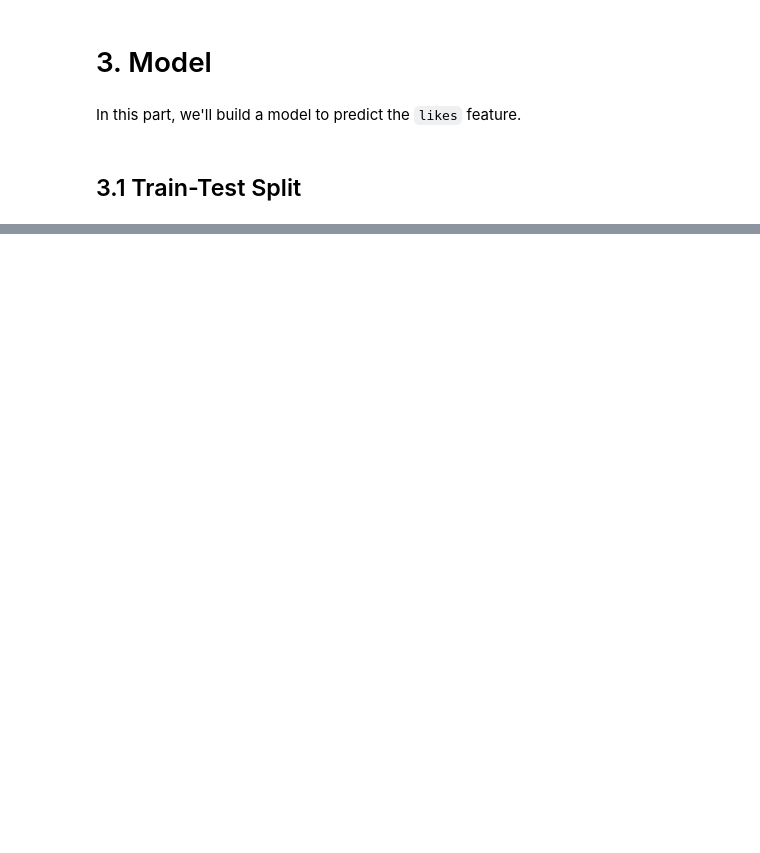
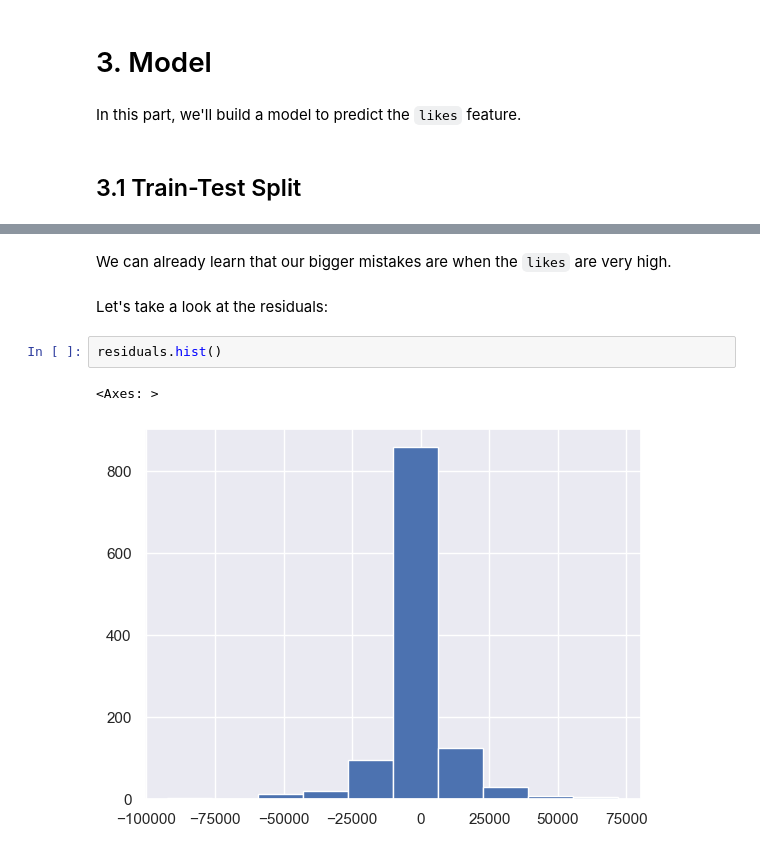
Before and after one commit to opalpeltzman/YouTubeLikesPrediction, a Jupyter notebook: YouTubeLikePrediction.ipynb, the cells around one changed output, grey strips where cells are left out. Drawn from its saved outputs; the diff is of its cells as text; blank space fills up the shorter version.

```diff
--- a/YouTubeLikePrediction.ipynb
+++ b/YouTubeLikePrediction.ipynb
@@ -661,0 +951,9 @@ memory usage: 618.1+ KB
+# %% [markdown]
+We can already learn that our bigger mistakes are when the `likes` are very high.
+# %% [markdown]
+Let's take a look at the residuals:
+# %%
+residuals.hist()
+# %% [output]
+<Axes: >
+[figure, added]
```
Also changed, not shown: parts of 56 cells of this notebook, 1 other file.
